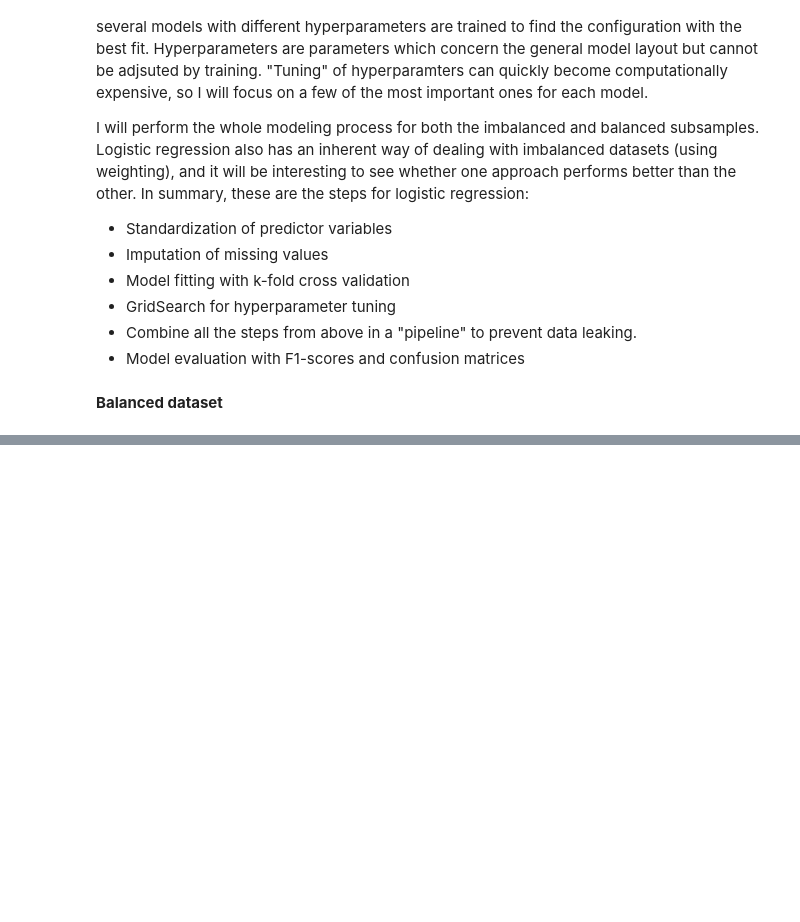
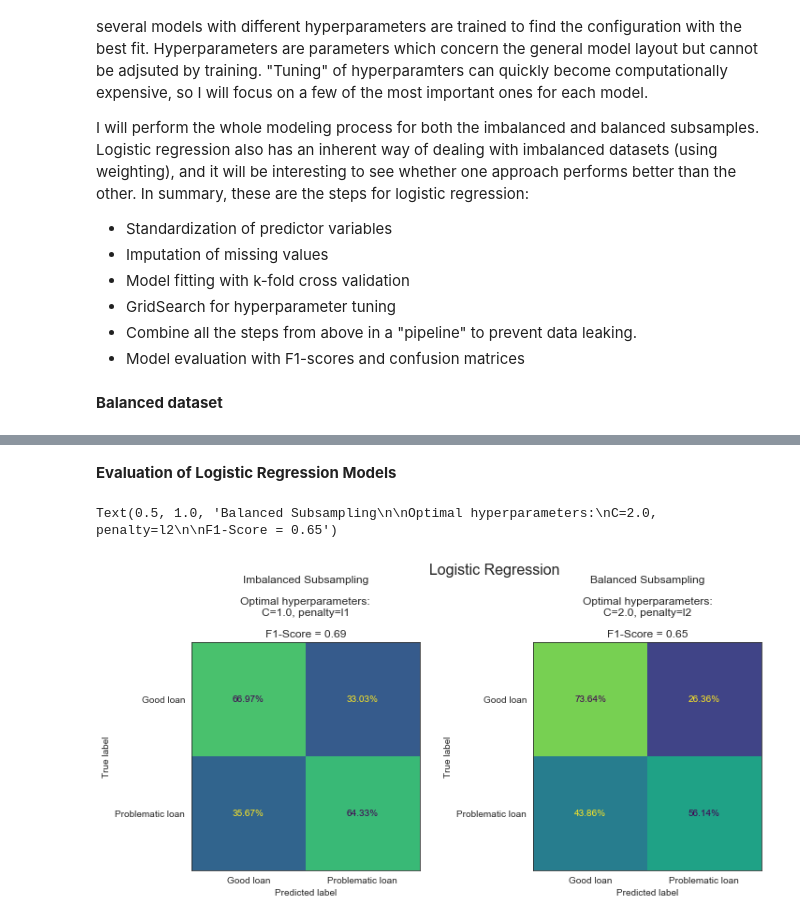
Before and after one commit to matthiasluthi/Predicting-Loan-Risk, a Jupyter notebook: PredictingLoanRisk.ipynb, the cells around one changed output, grey strips where cells are left out. Saved outputs shown, nothing was run; the diff lists cells and outputs as text; code cells hidden in the pictures; blank space fills up the shorter version.

Commit message:
Add Logistic Regression

```diff
--- a/PredictingLoanRisk.ipynb
+++ b/PredictingLoanRisk.ipynb
@@ -479,3 +484,6 @@ from sklearn.metrics import plot_confusion_matrix, f1_score
 pipe_reg_bal = Pipeline([("standardizer", StandardScaler()), ("mean_impute", SimpleImputer()),
                      ("reg_model", LogisticRegression(solver="saga"))])
 param_grid_reg = {"reg_model__C":[1.0, 1.5, 2.0], "reg_model__penalty":["l1", "l2"]}
+# %%
+grid_reg_bal = GridSearchCV(pipe_reg_bal, param_grid=param_grid_reg, cv=5, verbose = 1, n_jobs=-1)
+grid_reg_bal.fit(X_train_bal, y_train_bal)
@@ -481,0 +513,7 @@ param_grid_reg = {"reg_model__C":[1.0, 1.5, 2.0], "reg_model__penalty":["l1", "l
+# %%
+#Definition of pipleline for imbalanced dataset
+pipe_reg_imb = Pipeline([("standardizer", StandardScaler()), ("mean_impute", SimpleImputer()),
+                     ("reg_model", LogisticRegression(solver="saga", class_weight="balanced"))])
+# %%
+grid_reg_imb = GridSearchCV(pipe_reg_imb, param_grid=param_grid_reg, cv=5, verbose = 1, n_jobs=-1)
+grid_reg_imb.fit(X_train_bal, y_train_bal)
@@ -481,0 +541,28 @@ param_grid_reg = {"reg_model__C":[1.0, 1.5, 2.0], "reg_model__penalty":["l1", "l
+# %% [markdown]
+**Evaluation of Logistic Regression Models**
+# %%
+#Preparation of text output
+f1_reg_imb = f1_score(y_test_imb, grid_reg_imb.predict(X_test_imb), average="weighted")
+f1_reg_bal = f1_score(y_test_bal, grid_reg_bal.predict(X_test_bal), average="weighted")
+title_reg_imb = 'Imbalanced Subsampling\n\n' + 'Optimal hyperparameters:\n' + ', '.join("{}={}".format(key[11:],val) for (key,val) in grid_reg_imb.best_params_.items()) + '\n\nF1-Score = ' + str(round(f1_reg_imb, ndigits=2))
+title_reg_bal = 'Balanced Subsampling\n\n' + 'Optimal hyperparameters:\n' + ', '.join("{}={}".format(key[11:],val) for (key,val) in grid_reg_bal.best_params_.items()) + '\n\nF1-Score = ' + str(round(f1_reg_bal, ndigits=2))
+
+#Creating the figure
+fig, ax = plt.subplots(1,2, figsize=(12,6))
+fig.suptitle('Logistic Regression', fontsize =16)
+
+#imbalanced classifiction (left side)
+pcm_imb = plot_confusion_matrix(grid_reg_imb, X_test_imb, y_test_imb, normalize="true", ax = ax[0], values_format=".2%", display_labels=["Good loan", "Problematic loan"])
+pcm_imb.im_.set_clim(0.1,0.9)
+pcm_imb.im_.colorbar.remove()
+ax[0].set_title(title_reg_imb)
+
+#balanced classification (right side)
+pcm_bal = plot_confusion_matrix(grid_reg_bal, X_test_bal, y_test_bal, normalize="true", ax = ax[1], values_format=".2%", display_labels=["Good loan", "Problematic loan"])
+pcm_bal.im_.set_clim(0.1,0.9)
+pcm_bal.im_.colorbar.remove()
+#pcm_bal.im_.axes.yaxis.set_visible(False)
+ax[1].set_title(title_reg_bal)
+# %% [output]
+Text(0.5, 1.0, 'Balanced Subsampling\n\nOptimal hyperparameters:\nC=2.0, penalty=l2\n\nF1-Score = 0.65')
+[figure, added]
```
Also changed, not shown: parts of 9 cells of this notebook.
